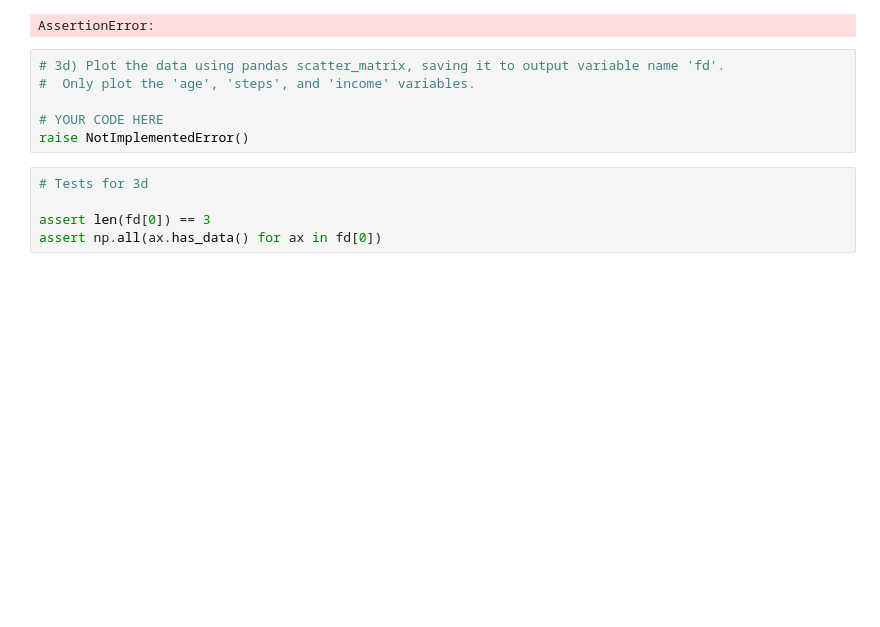
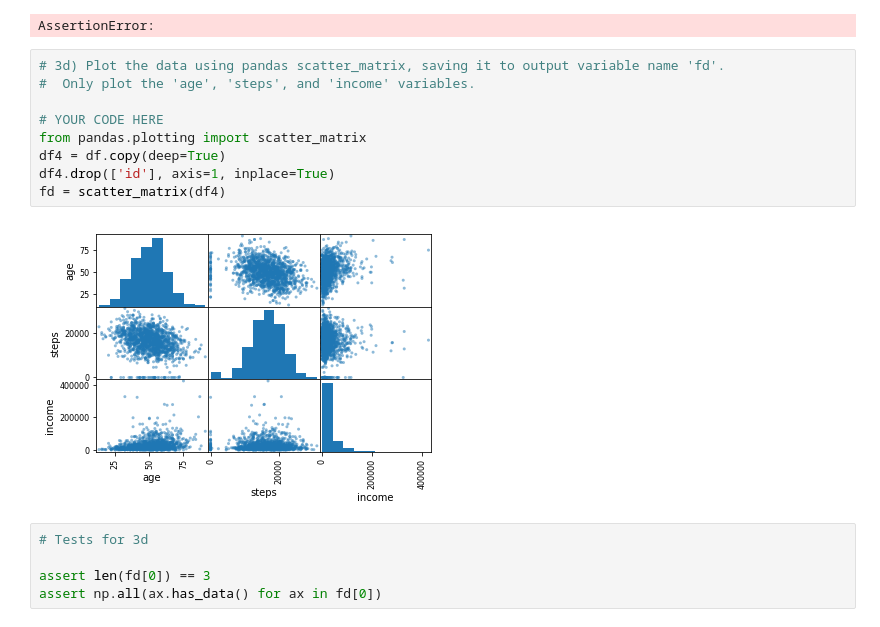
Before and after one commit to brn016/Assignments, a Jupyter notebook: A2/A2_N5293.ipynb, the cells around one changed output. Drawn from its saved outputs; the diff is of its cells as text; blank space fills up the shorter version.

```diff
--- a/A2/A2_N5293.ipynb
+++ b/A2/A2_N5293.ipynb
@@ -308,9 +308,14 @@ AssertionError:
 # %%
 # 3d) Plot the data using pandas scatter_matrix, saving it to output variable name 'fd'.
 #  Only plot the 'age', 'steps', and 'income' variables.
 
 # YOUR CODE HERE
-raise NotImplementedError()
+from pandas.plotting import scatter_matrix
+df4 = df.copy(deep=True)
+df4.drop(['id'], axis=1, inplace=True)
+fd = scatter_matrix(df4)
+# %% [output]
+[figure, added]
 # %%
 # Tests for 3d
 
```
